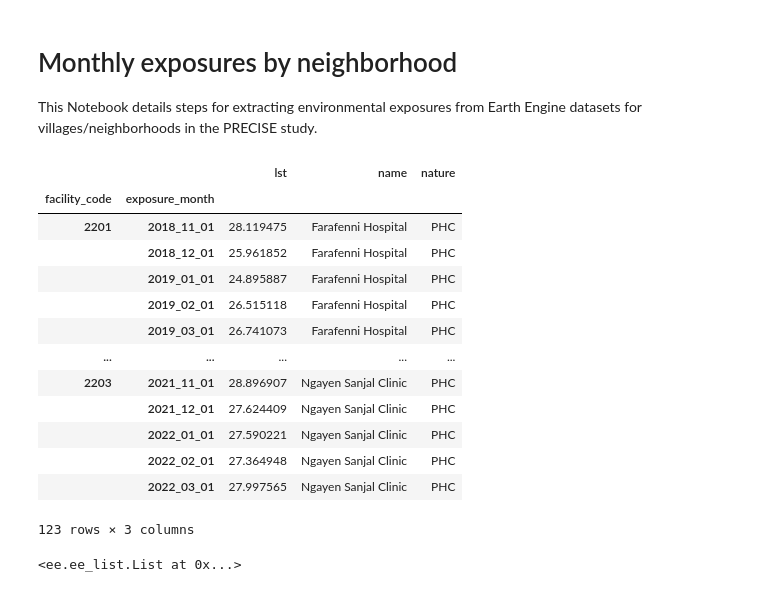
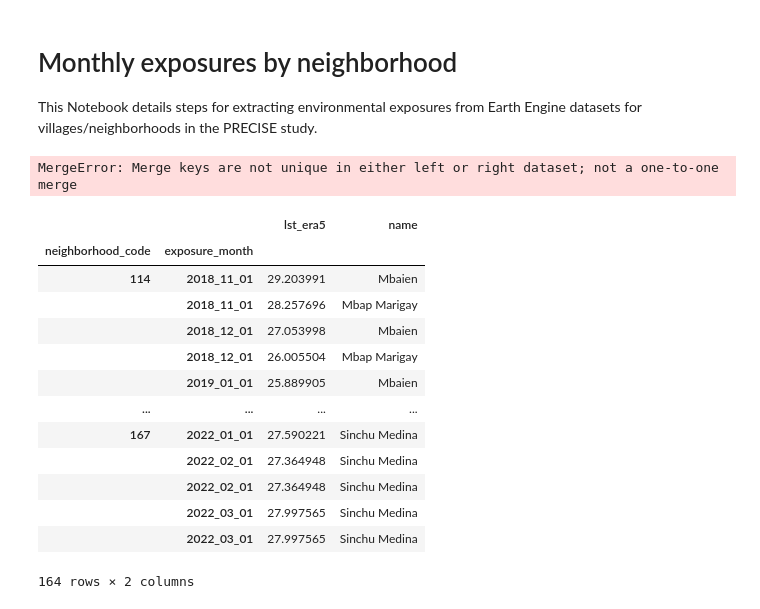
Before and after one commit to MSU-PALs/precisehealthgeo, a Jupyter notebook: Monthly Exposures by neighborhood.ipynb, the cells around one changed output. Cells and saved outputs as stored; diff of their text form; code cells hidden in the pictures.

```diff
--- a/Monthly Exposures by neighborhood.ipynb
+++ b/Monthly Exposures by neighborhood.ipynb
@@ -182,20 +182,3 @@ def generateTimeSeries(input_collection, exposure, country, dataset):
 def monthly_exposures(exposure, country, dataset, facilities=False, draw_map=False):
     images=generateImageCollection(exposure, country, dataset, facilities)
     return drawCollection(images, exposure, country) if draw_map else generateTimeSeries(images, exposure, country, dataset)
-# %%
-monthly_exposures(exposure='lst', country='gambia', dataset='era5', facilities=True)
-# %% [output]
-|  |  | lst | name | nature |
-| facility_code | exposure_month |  |  |  |
-| 2201 | 2018_11_01 | 28.119475 | Farafenni Hospital | PHC |
-|  | 2018_12_01 | 25.961852 | Farafenni Hospital | PHC |
-|  | 2019_01_01 | 24.895887 | Farafenni Hospital | PHC |
-|  | 2019_02_01 | 26.515118 | Farafenni Hospital | PHC |
-|  | 2019_03_01 | 26.741073 | Farafenni Hospital | PHC |
-| ... | ... | ... | ... | ... |
-| 2203 | 2021_11_01 | 28.896907 | Ngayen Sanjal Clinic | PHC |
-|  | 2021_12_01 | 27.624409 | Ngayen Sanjal Clinic | PHC |
-|  | 2022_01_01 | 27.590221 | Ngayen Sanjal Clinic | PHC |
-|  | 2022_02_01 | 27.364948 | Ngayen Sanjal Clinic | PHC |
-|  | 2022_03_01 | 27.997565 | Ngayen Sanjal Clinic | PHC |
-123 rows × 3 columns
@@ -206,4 +185,31 @@ roi=(ee.FeatureCollection(json.loads(gdf.to_json())))
-# %%
-roi.propertyNames()
-# %% [output]
-<ee.ee_list.List at 0x...>
+# %%
+lsat=monthly_exposures(exposure='lst', country='gambia', dataset='landsat', facilities=False)
+modis=monthly_exposures(exposure='lst', country='gambia', dataset='modis', facilities=False)
+era5=monthly_exposures(exposure='lst', country='gambia', dataset='era5', facilities=False)
+# %%
+lsat=lsat.rename(columns={'lst': 'lst_lsat'})
+modis=modis.rename(columns={'lst': 'lst_modis'})
+era5=era5.rename(columns={'lst': 'lst_era5'})
+
+lst=pd.merge(lsat, modis, left_index=True, right_index=True, validate='1:1')
+# lst=pd.merge(lst, era5, left_index=True, right_index=True, validate='1:1')
+lst
+# %% [output]
+MergeError: Merge keys are not unique in either left or right dataset; not a one-to-one merge
+# %%
+era5[era5.index.duplicated(keep=False)].sort_index()
+# %% [output]
+|  |  | lst_era5 | name |
+| neighborhood_code | exposure_month |  |  |
+| 114 | 2018_11_01 | 29.203991 | Mbaien |
+|  | 2018_11_01 | 28.257696 | Mbap Marigay |
+|  | 2018_12_01 | 27.053998 | Mbaien |
+|  | 2018_12_01 | 26.005504 | Mbap Marigay |
+|  | 2019_01_01 | 25.889905 | Mbaien |
+| ... | ... | ... | ... |
+| 167 | 2022_01_01 | 27.590221 | Sinchu Medina |
+|  | 2022_02_01 | 27.364948 | Sinchu Medina |
+|  | 2022_02_01 | 27.364948 | Sinchu Medina |
+|  | 2022_03_01 | 27.997565 | Sinchu Medina |
+|  | 2022_03_01 | 27.997565 | Sinchu Medina |
+164 rows × 2 columns
```
Also changed, not shown: parts of 1 cell of this notebook.
